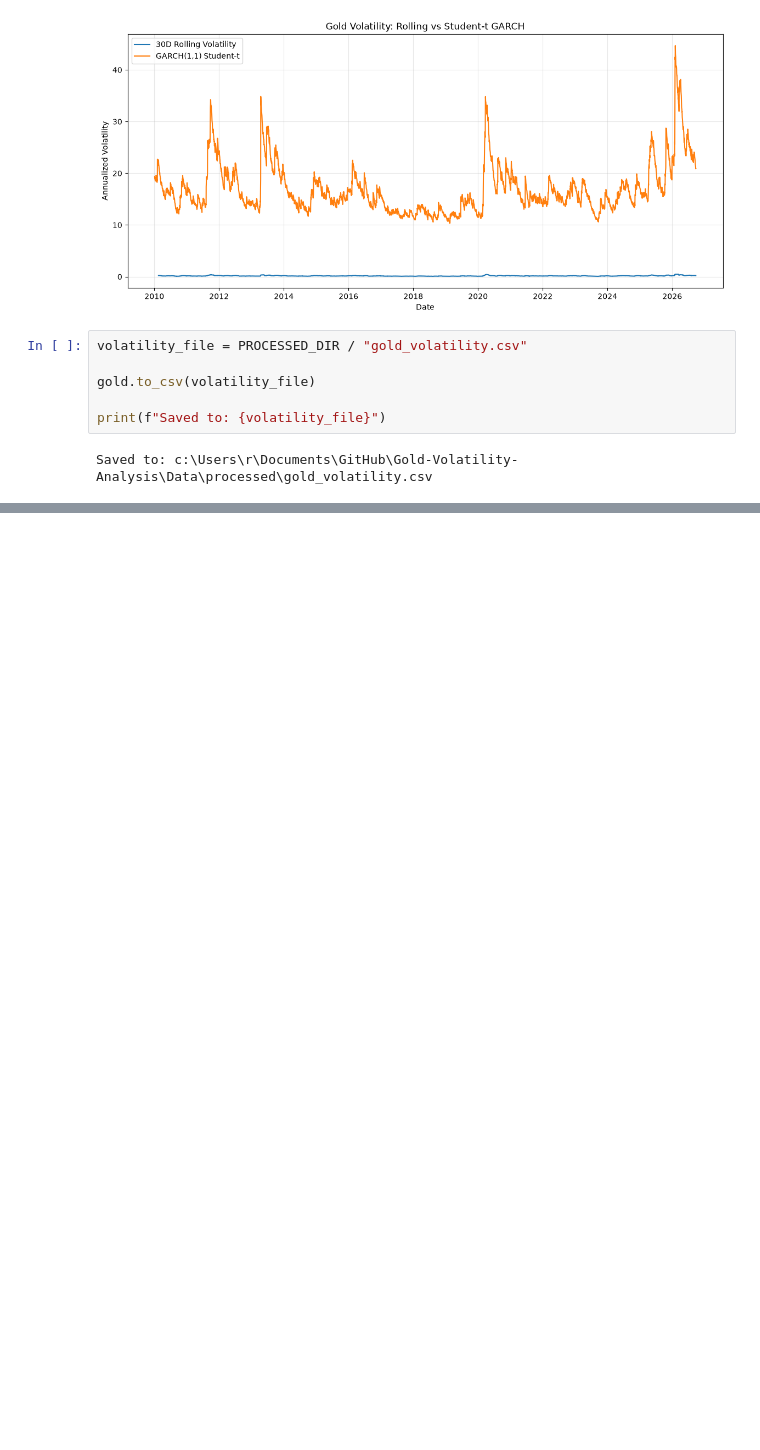
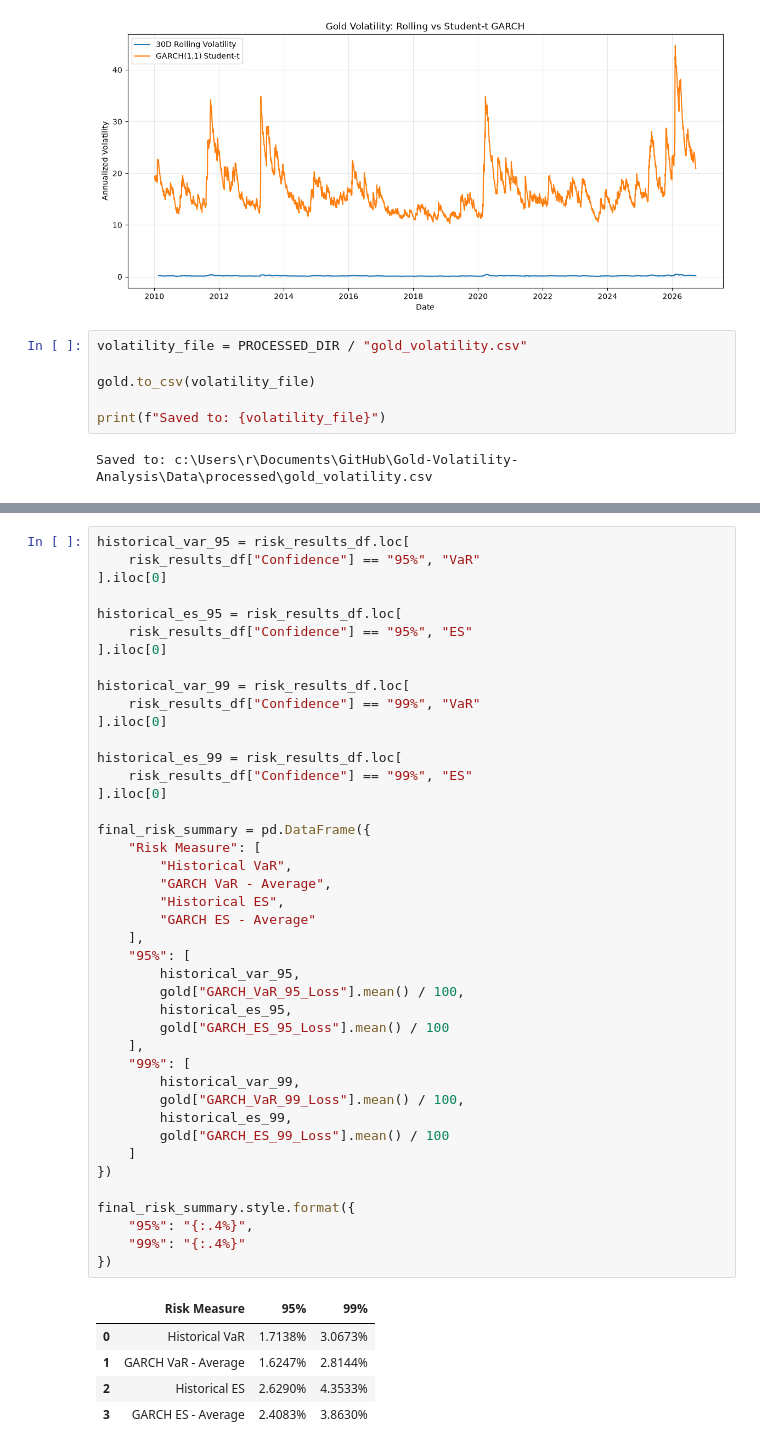
Before and after one commit to mohammadaminpeymanifar/Gold-Volatility-Analysis, a Jupyter notebook: notebooks/01_Data_Collection.ipynb, the cells around one changed output, grey strips where cells are left out. Saved outputs shown, nothing was run; the diff lists cells and outputs as text; blank space fills up the shorter version.

```diff
--- a/notebooks/01_Data_Collection.ipynb
+++ b/notebooks/01_Data_Collection.ipynb
@@ -1318,0 +1752,48 @@ Saved to: c:\Users\r\Documents\GitHub\Gold-Volatility-Analysis\Data\processed\go
+# %%
+historical_var_95 = risk_results_df.loc[
+    risk_results_df["Confidence"] == "95%", "VaR"
+].iloc[0]
+
+historical_es_95 = risk_results_df.loc[
+    risk_results_df["Confidence"] == "95%", "ES"
+].iloc[0]
+
+historical_var_99 = risk_results_df.loc[
+    risk_results_df["Confidence"] == "99%", "VaR"
+].iloc[0]
+
+historical_es_99 = risk_results_df.loc[
+    risk_results_df["Confidence"] == "99%", "ES"
+].iloc[0]
+
+final_risk_summary = pd.DataFrame({
+    "Risk Measure": [
+        "Historical VaR",
+        "GARCH VaR - Average",
+        "Historical ES",
+        "GARCH ES - Average"
+    ],
+    "95%": [
+        historical_var_95,
+        gold["GARCH_VaR_95_Loss"].mean() / 100,
+        historical_es_95,
+        gold["GARCH_ES_95_Loss"].mean() / 100
+    ],
+    "99%": [
+        historical_var_99,
+        gold["GARCH_VaR_99_Loss"].mean() / 100,
+        historical_es_99,
+        gold["GARCH_ES_99_Loss"].mean() / 100
+    ]
+})
+
+final_risk_summary.style.format({
+    "95%": "{:.4%}",
+    "99%": "{:.4%}"
+})
+# %% [output]
+|  | Risk Measure | 95% | 99% |
+| 0 | Historical VaR | 1.7138% | 3.0673% |
+| 1 | GARCH VaR - Average | 1.6247% | 2.8144% |
+| 2 | Historical ES | 2.6290% | 4.3533% |
+| 3 | GARCH ES - Average | 2.4083% | 3.8630% |
```
Also changed, not shown: parts of 29 cells of this notebook, 1 other file.
